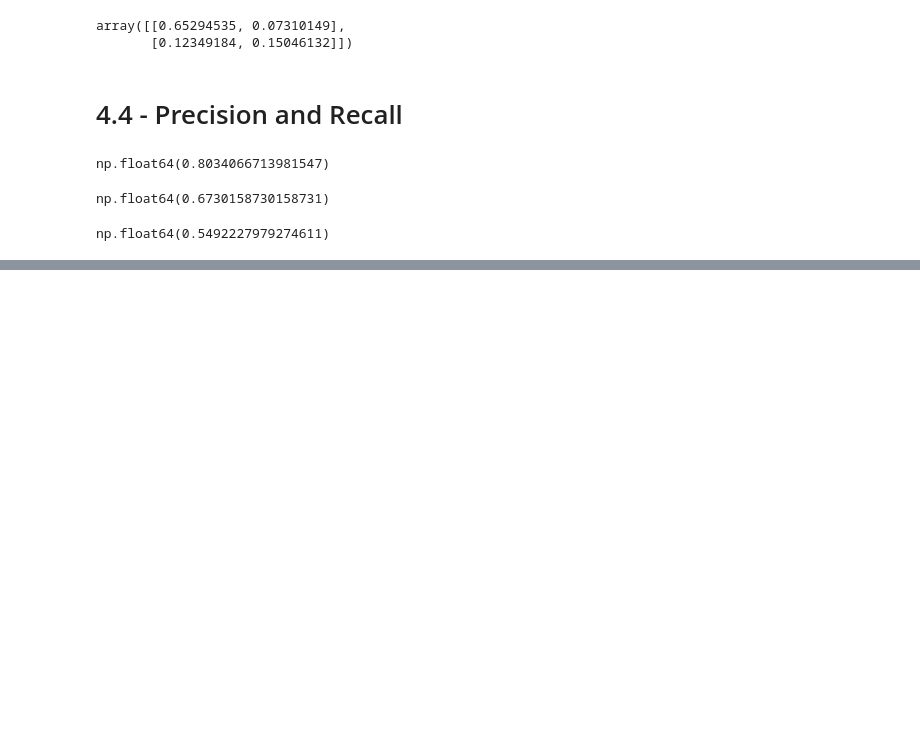
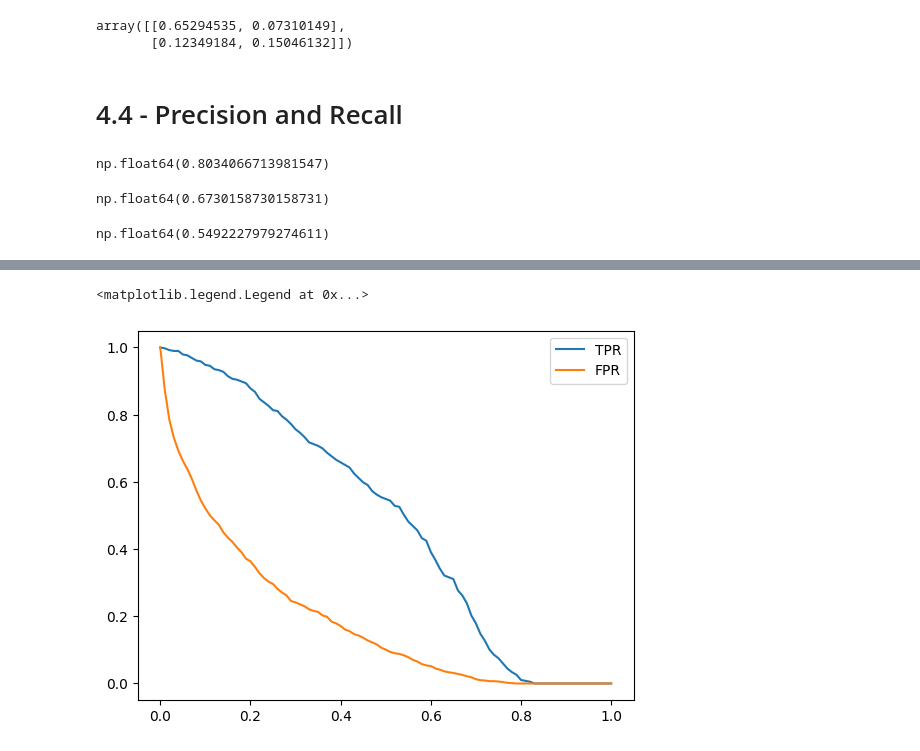
Before and after one commit to RaDilsara/ML-Zoomcamp, a Jupyter notebook: Evaluation/Evaluation.ipynb, the cells around one changed output, grey strips where cells are left out. Saved outputs shown, nothing was run; the diff lists cells and outputs as text; code cells hidden in the pictures; blank space fills up the shorter version.

```diff
--- a/Evaluation/Evaluation.ipynb
+++ b/Evaluation/Evaluation.ipynb
@@ -177,0 +192,22 @@ np.float64(0.5492227979274611)
+# %%
+threshold = np.linspace(0,1,101)
+scores = []
+for t in threshold:
+    actual_positive = (y_val == 1)
+    actual_negetive = (y_val == 0)
+
+    predict_positive = (y_pred >= t)
+    predict_negetive = (y_pred < t)
+
+    tp = (predict_positive & actual_positive).sum()
+    tn = (predict_negetive & actual_negetive).sum()
+    fp = (predict_positive & actual_negetive).sum()
+    fn = (predict_negetive & actual_positive).sum()
+
+    scores.append((t,tp,tn,fp,fn))
+# %%
+columns = ['Threshold','tp','tn','fp','fn']
+df_scores = pd.DataFrame(scores,columns=columns )
+# %%
+df_scores['tpr'] = df_scores.tp/(df_scores.tp + df_scores.fn)
+df_scores['fpr'] = df_scores.fp/(df_scores.fp + df_scores.tn)
@@ -177,0 +230,7 @@ np.float64(0.5492227979274611)
+# %%
+plt.plot(df_scores.Threshold,df_scores.tpr,label="TPR")
+plt.plot(df_scores.Threshold,df_scores.fpr,label="FPR")
+plt.legend()
+# %% [output]
+<matplotlib.legend.Legend at 0x...>
+[figure, added]
```
Also changed, not shown: parts of 8 cells of this notebook.
